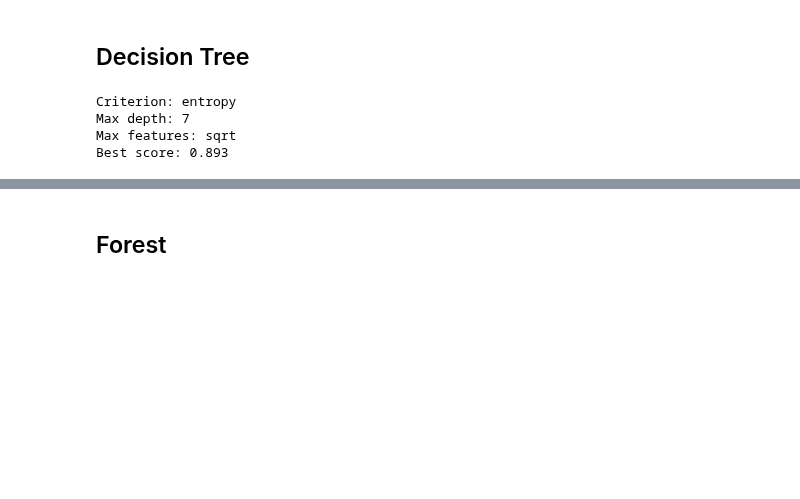
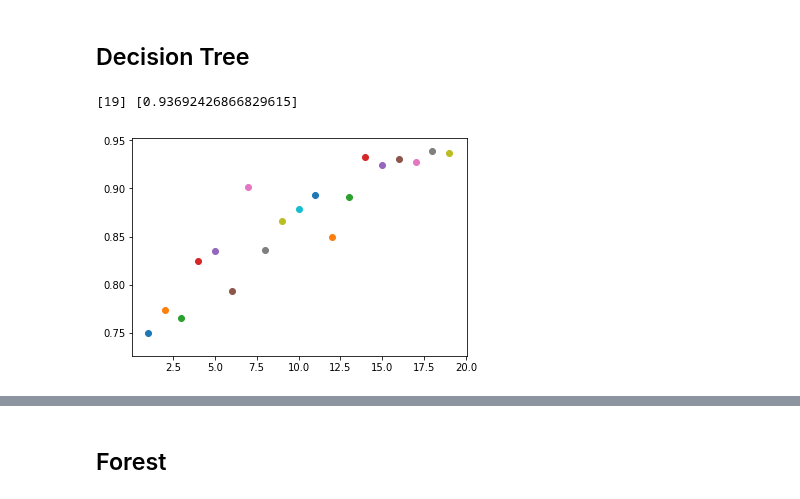
Before and after one commit to efuller11/Thinkful, a Jupyter notebook: Unit 3 lesson 2 Challenge If a tree falls in the forest.ipynb, the cells around one changed output, grey strips where cells are left out. Drawn from its saved outputs; the diff is of its cells as text; code cells hidden in the pictures; blank space fills up the shorter version.

```diff
--- a/Unit 3 lesson 2 Challenge If a tree falls in the forest.ipynb
+++ b/Unit 3 lesson 2 Challenge If a tree falls in the forest.ipynb
@@ -103,7 +105,7 @@ plt.show()
 # %% [markdown]
 ### Cutting our the outliers
 # %%
-new_ks_data = kickstarter_data[kickstarter_data['pledged']< kickstarter_data['pledged'].quantile(0.85)]
+new_ks_data = kickstarter_data[kickstarter_data['pledged']< kickstarter_data['pledged'].quantile(0.70)]
 # %% [markdown]
 ## Selecting features for the model
 # %%
@@ -115,31 +117,24 @@ Converting the categorical values into numerical values so decision tree can run
 X = pd.get_dummies(X)
 # %% [markdown]
 ## Decision Tree
-# %%
-# Initialize and train our tree.
-decision_tree = tree.DecisionTreeClassifier()
-
-criterion = ['entropy', 'gini']
-max_depth = np.arange(4, 8, 1)
-max_features=['sqrt', 'log2']
-
-hyperparameters = dict(
-    criterion=criterion,
-    max_depth=max_depth,
-    max_features = max_features
-)
-clf = GridSearchCV(decision_tree, hyperparameters, cv=5)
-
-# Run grid search
-results = clf.fit(X, y)
-
-# Get results
-print('Criterion:', results.best_estimator_.get_params()['criterion'])
-print('Max depth:', results.best_estimator_.get_params()['max_depth'])
-print('Max features:', results.best_estimator_.get_params()['max_features'])
-print('Best score:', round(results.best_score_, 3))
-# %% [output]
-Criterion: entropy
-Max depth: 7
-Max features: sqrt
-Best score: 0.893
+# %%
+# Writing a function to show the best max_depth with max_feature of auto showing a scatter plot with results.
+def best_depth(crit, max_feat, max_dep):
+    for i in range(1, max_dep):
+        score = [0]
+        best_dep = [0]
+        decision_tree = tree.DecisionTreeClassifier(criterion=crit, max_features = max_feat, max_depth = i)
+        decision_tree.fit(X, y)
+        results = cross_val_score(decision_tree, X, y, cv=5)
+        plt.scatter(i, np.mean(results))
+        if np.mean(results)> score:
+            del best_dep[0]
+            best_dep.append(i)
+            del score[0]
+            score.append(np.mean(results))
+
+    print(best_dep, score)
+best_depth('gini', 'auto', 20)
+# %% [output]
+[19] [0.93692426866829615]
+[figure, added]
```
Also changed, not shown: parts of 16 cells of this notebook.
